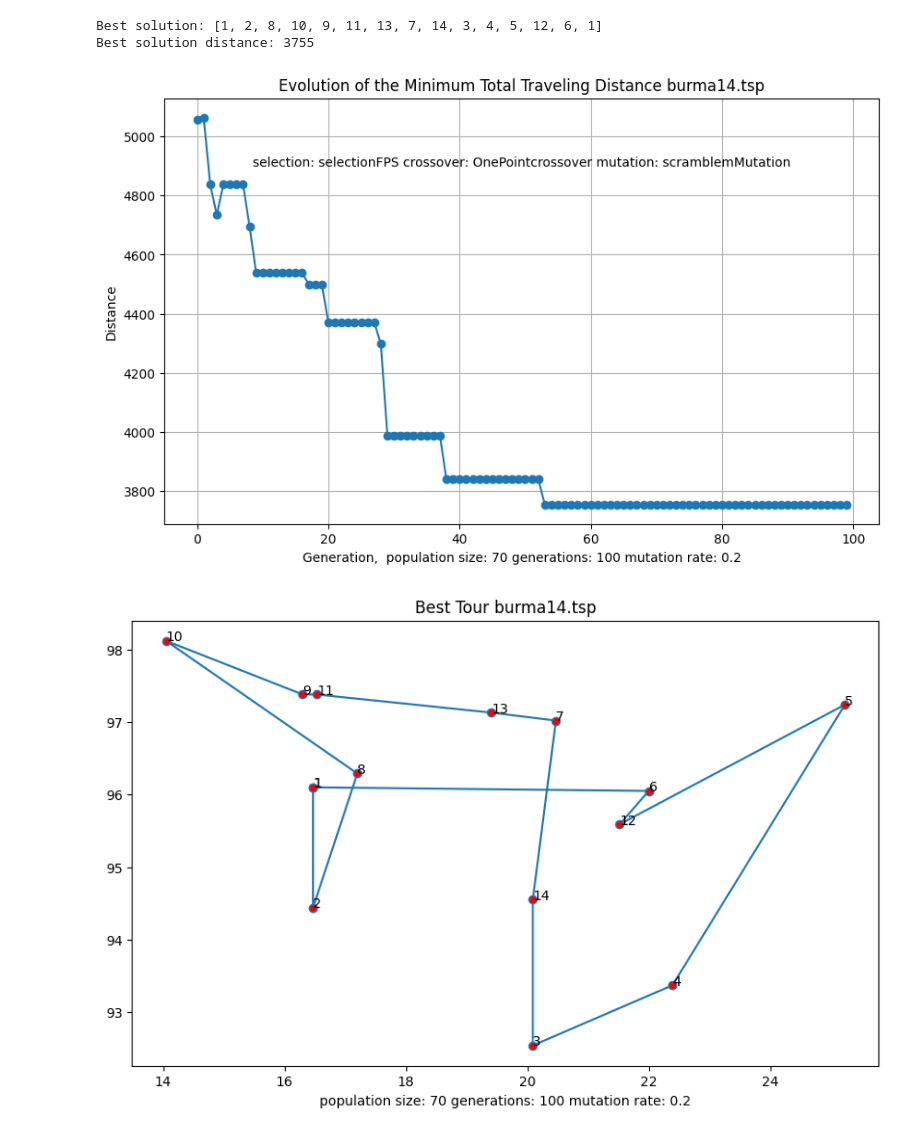
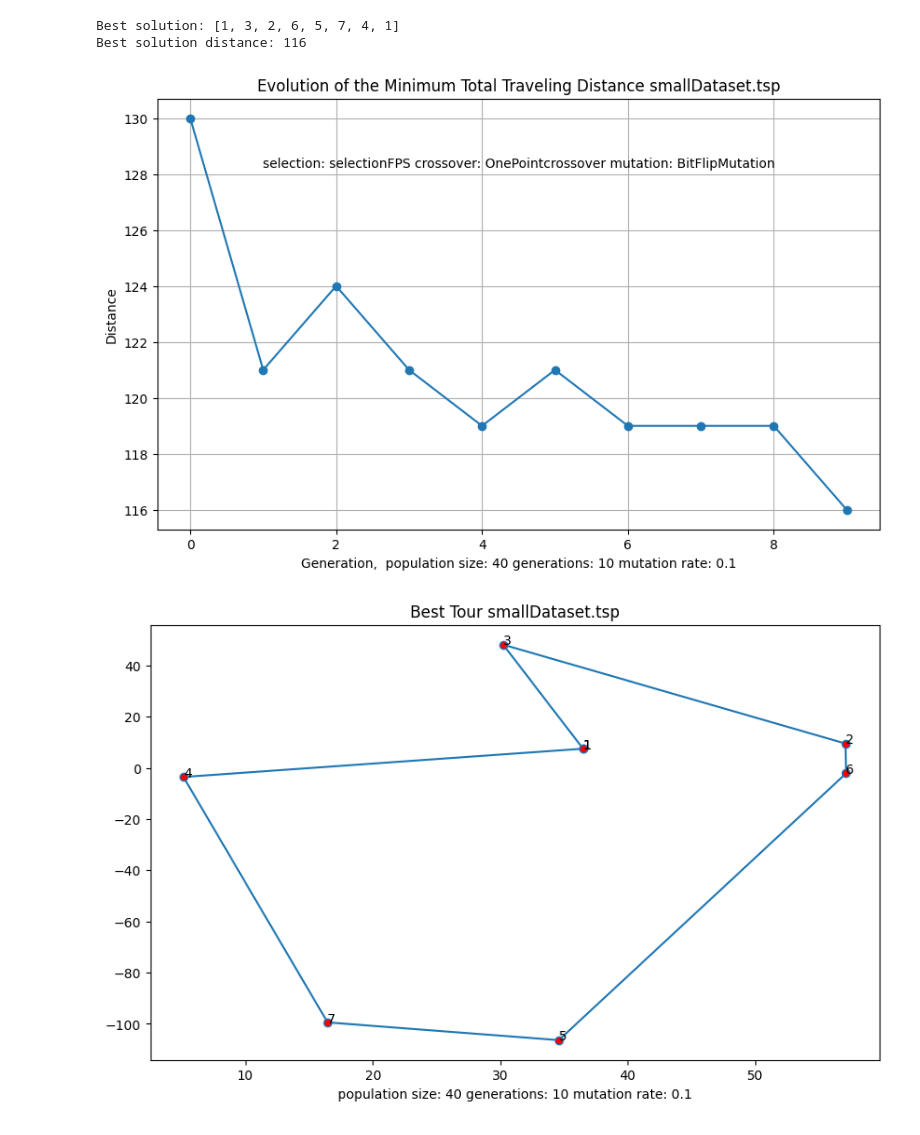
Before and after one commit to Pawel712/NEC-Assignment4, a Jupyter notebook: TSPGeneticAlgorithm.ipynb, the cells around one changed output. Drawn from its saved outputs; the diff is of its cells as text; code cells hidden in the pictures.

Commit message:
Parameter testing for datasets

```diff
--- a/TSPGeneticAlgorithm.ipynb
+++ b/TSPGeneticAlgorithm.ipynb
@@ -202,35 +202,35 @@ def genetic_algorithm(problem, population_size, generations, mutation_rate, sele
     return best_tour, best_distances
 # %%
 
-dataset_name = 'burma14.tsp'
+dataset_name = 'smallDataset.tsp'
 file_path = 'datasets/' + dataset_name
 problem = tsplib95.load(file_path)
 
-population_size = 70
-generations = 100
-mutation_rate = 0.2
+population_size = 40
+generations = 10
+mutation_rate = 0.1
 
 selection = "selectionFPS"
 # selection = "selectionTS"
 crossover = "OnePointcrossover"
 # crossover = "uniformCrossover"
-mutation = "scramblemMutation"
-# mutation = "BitFlipMutation"
+#mutation = "scramblemMutation"
+mutation = "BitFlipMutation"
 
 # population = how many solutions(tours) will be in a generation
 # generations = number of iterations
 # mutation_rate = probability of mutation, should experiment with different datasets
 
 best_solution, best_distances = genetic_algorithm(problem, population_size, generations, mutation_rate, selection, crossover, mutation)
 
 best_solution_distance = calculate_distance(problem, best_solution)
 
 print("Best solution:", best_solution)
 print("Best solution distance:", best_solution_distance)
 plot_evolution(best_distances, dataset_name, population_size, generations, mutation_rate, selection, crossover, mutation)
 plot_tour(problem, best_solution, dataset_name, population_size, generations, mutation_rate)
 # %% [output]
-Best solution: [1, 2, 8, 10, 9, 11, 13, 7, 14, 3, 4, 5, 12, 6, 1]
-Best solution distance: 3755
+Best solution: [1, 3, 2, 6, 5, 7, 4, 1]
+Best solution distance: 116
-[figure, old version]
+[figure, new version]
-[figure, old version]
+[figure, new version]
```
Also changed, not shown: 2 other files.
